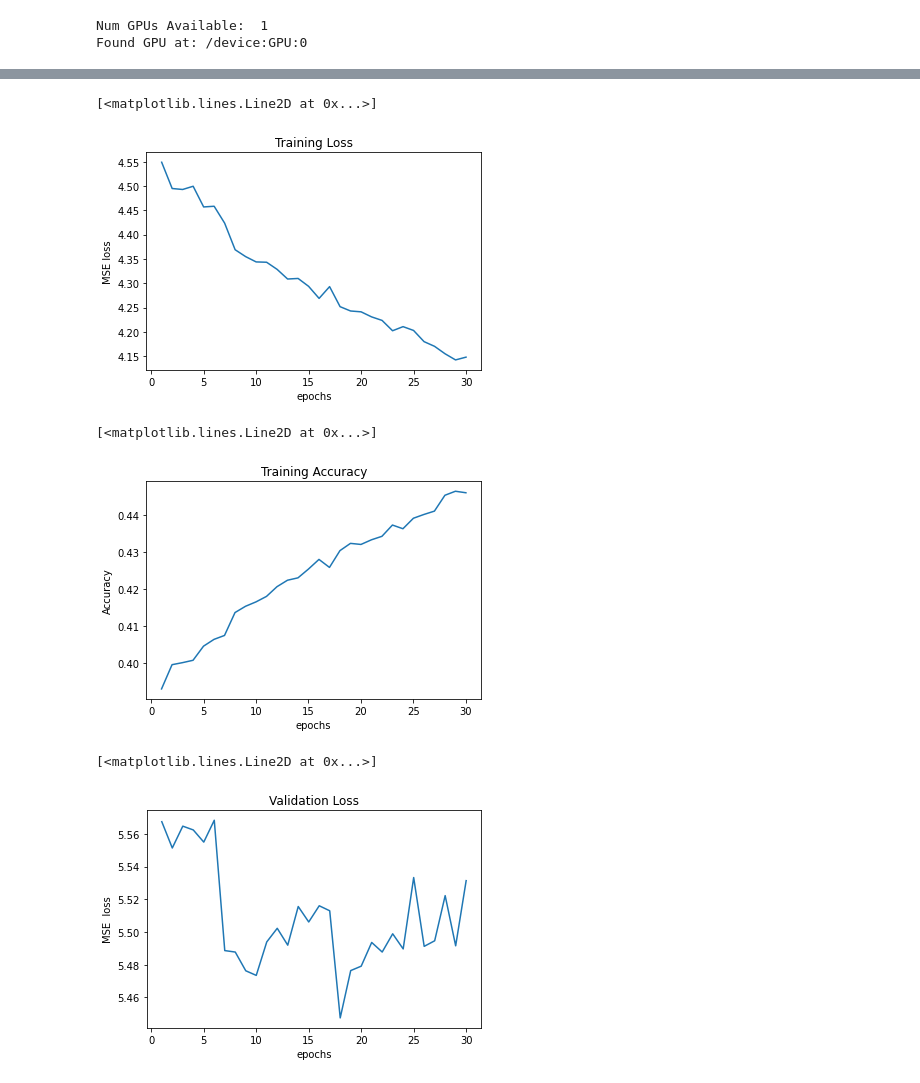
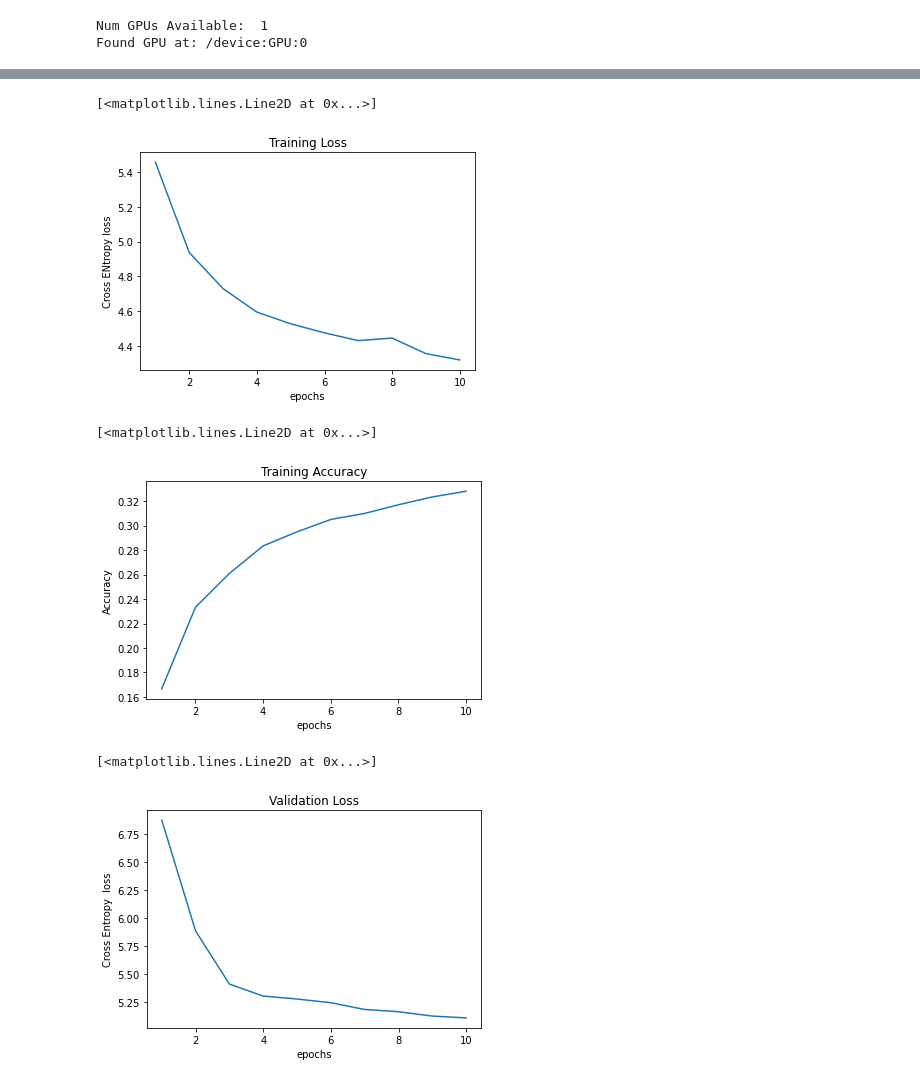
Before and after one commit to gurnoor6/opponent-modelling, a Jupyter notebook: Opponent_Modelling.ipynb, the cells around one changed output, grey strips where cells are left out. Drawn from its saved outputs; the diff is of its cells as text; code cells hidden in the pictures.

Commit message:
Trained on oracle

```diff
--- a/Opponent_Modelling.ipynb
+++ b/Opponent_Modelling.ipynb
@@ -2,17 +2,19 @@
 <a href="https://colab.research.google.com/github/gurnoor6/opponent-modelling/blob/main/Opponent_Modelling.ipynb" target="_parent"><img src="https://colab.research.google.com/assets/colab-badge.svg" alt="Open In Colab"/></a>
 # %%
 import shutil, os
-# shutil.rmtree("game_logs")
-if os.path.exists('game_logs'):
-  shutil.rmtree("game_logs")
-if os.path.exists('validation'):
-  shutil.rmtree("validation")
-shutil.unpack_archive('game_logs.zip', './')
-shutil.unpack_archive('validation.zip', './')
-print(len(os.listdir('game_logs')))
-print(len(os.listdir('validation')))
-train_filenames = os.listdir('game_logs')
-val_filenames = os.listdir('validation')
+filename_train = 'oracle_logs'
+filename_validation = 'oracle_logs'
+if os.path.exists(filename_train):
+  shutil.rmtree(filename_train)
+if os.path.exists(filename_validation):
+  shutil.rmtree(filename_validation)
+shutil.unpack_archive(f'{filename_train}.zip', './')
+# shutil.unpack_archive('validation.zip', './')
+print(len(os.listdir(filename_train)))
+# print(len(os.listdir('validation')))
+train_filenames = os.listdir(filename_train)[:4000]
+# val_filenames = os.listdir('validation')
+val_filenames = os.listdir(filename_train)[4000:]
 train_filenames.sort()
 val_filenames.sort()
 print(train_filenames[0], val_filenames[0])
@@ -81,10 +82,10 @@ class My_Custom_Generator(tf.keras.utils.Sequence) :
 # %%
 batch_size = 32
 
-training_generator = My_Custom_Generator(train_filenames, batch_size, True, 'game_logs')
-validation_generator = My_Custom_Generator(val_filenames, batch_size, False, 'validation')
+training_generator = My_Custom_Generator(train_filenames, batch_size, True, filename_train)
+validation_generator = My_Custom_Generator(val_filenames, batch_size, False, filename_validation)
 # %%
-inputs = tf.keras.Input(shape=(20, 8, 8))
+inputs = tf.keras.Input(shape=(112, 8, 8))
 legal_moves_input = tf.keras.Input(shape = (1858))
 x1 = tf.keras.layers.LeakyReLU()(inputs)
 
@@ -93,20 +94,20 @@ x = tf.keras.layers.Conv2D(128, (3, 3), activation="relu", padding="same", data_
 x = tf.keras.layers.BatchNormalization()(x)
 x = tf.keras.layers.LeakyReLU()(x)
 
-x = tf.keras.layers.Conv2D(20, (3, 3), activation="relu", padding="same", data_format = 'channels_first')(x)
+x = tf.keras.layers.Conv2D(112, (3, 3), activation="relu", padding="same", data_format = 'channels_first')(x)
 x = tf.keras.layers.BatchNormalization()(x)
 
 added = tf.keras.layers.add([x1, x])
 x = tf.keras.layers.LeakyReLU()(added)
 
-x = tf.keras.layers.Conv2D(60, (3,3),activation="relu", padding="same", data_format = 'channels_first')(x)
+x = tf.keras.layers.Conv2D(10, (3,3),activation="relu", padding="same", data_format = 'channels_first')(x)
 x = tf.keras.layers.BatchNormalization()(x)
 x = tf.keras.layers.LeakyReLU()(x)
 x = tf.keras.layers.Flatten()(x)
 x = tf.keras.layers.Dense(1858, activation = 'relu')(x)
 
 
-x = tf.keras.layers.Multiply()([x, legal_moves_input])
+# x = tf.keras.layers.add([x, legal_moves_input])
 
 x = tf.keras.layers.Softmax()(x)
 model = tf.keras.Model(inputs = [inputs, legal_moves_input], outputs = x)
@@ -140,9 +141,9 @@ model.compile(
 # %%
 history = model.fit_generator(generator=training_generator,
                    steps_per_epoch = int(len(train_filenames) // batch_size),
-                   epochs = 30,
+                   epochs = 10,
                    verbose = 1,
                    validation_data = validation_generator,
-                   validation_steps = int(1000 // batch_size)  # Use only 1000 samples for validation
+                   validation_steps = int(min(1000, len(val_filenames)) // batch_size)  # Use only 1000 samples for validation
                   )
 # %% [output]
@@ -166,13 +170,13 @@ Epoch 30/30
 # %%
 # Plot the loss a sa function of number of epochs
 import matplotlib.pyplot as plt
 plt.title('Training Loss')
 plt.xlabel('epochs')
-plt.ylabel('MSE loss')
+plt.ylabel('Cross Entropy loss')
 plt.plot(list(map(lambda x: x+1, range(len(history.history['loss'])))),  history.history['loss'])
 # %% [output]
 [<matplotlib.lines.Line2D at 0x...>]
-[figure, old version]
+[figure, new version]
 # %%
 plt.title('Training Accuracy')
 plt.xlabel('epochs')
@@ -180,16 +184,16 @@ plt.ylabel('Accuracy')
 plt.plot(list(map(lambda x: x+1, range(len(history.history['categorical_accuracy'])))),  history.history['categorical_accuracy'])
 # %% [output]
 [<matplotlib.lines.Line2D at 0x...>]
-[figure, old version]
+[figure, new version]
 # %%
 # Plot the loss a sa function of number of epochs
 plt.title('Validation Loss')
 plt.xlabel('epochs')
-plt.ylabel('MSE  loss')
+plt.ylabel('Cross Entropy  loss')
 plt.plot(list(map(lambda x: x+1, range(len(history.history['val_loss'])))),  history.history['val_loss'])
 # %% [output]
 [<matplotlib.lines.Line2D at 0x...>]
-[figure, old version]
+[figure, new version]
 # %%
 # Plot the loss a sa function of number of epochs
 plt.title('Validation Accuracy')
```
Also changed, not shown: parts of 7 cells of this notebook.
